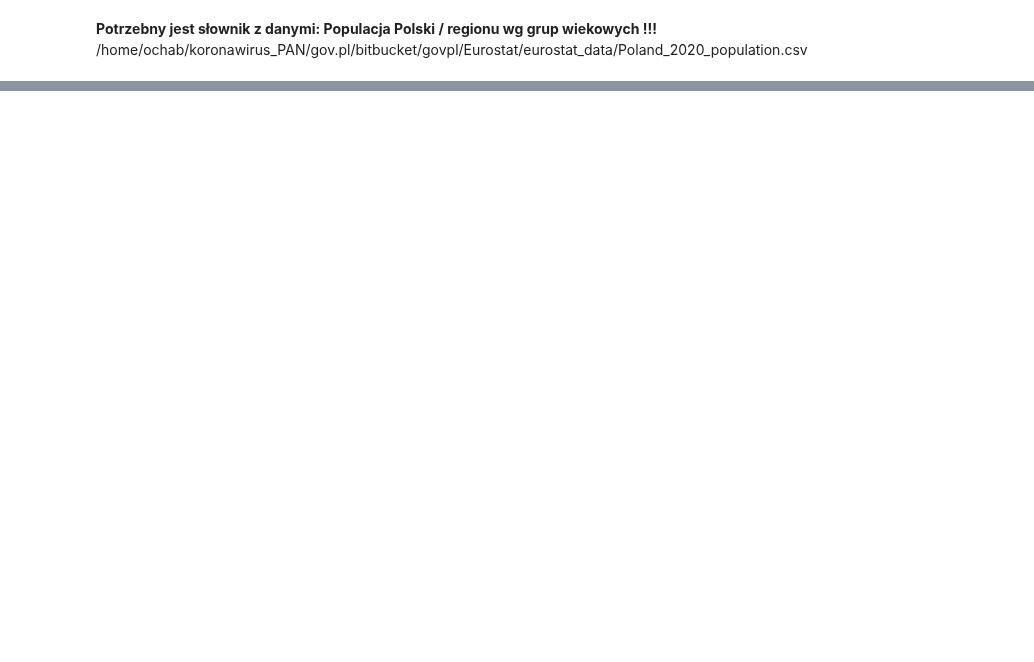
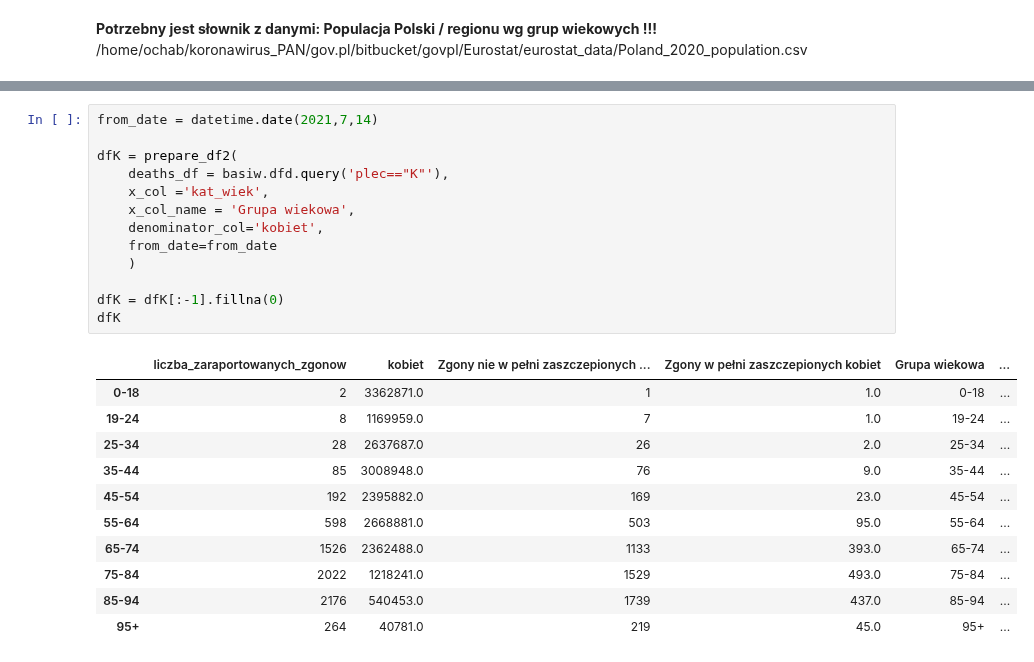
Before and after one commit to anuszka/govpl, a Jupyter notebook: basiw/basiw03.ipynb, the cells around one changed output, grey strips where cells are left out. Drawn from its saved outputs; the diff is of its cells as text; blank space fills up the shorter version.

```diff
--- a/basiw/basiw03.ipynb
+++ b/basiw/basiw03.ipynb
@@ -373,3 +479,28 @@ def plot_df2(x_col : str, title_str : str, filename_str : str,  from_date : date
+# %%
+from_date = datetime.date(2021,7,14)
+
+dfK = prepare_df2(
+    deaths_df = basiw.dfd.query('plec=="K"'),
+    x_col ='kat_wiek',
+    x_col_name = 'Grupa wiekowa',
+    denominator_col='kobiet',
+    from_date=from_date
+    )
+
+dfK = dfK[:-1].fillna(0)
+dfK
+# %% [output]
+|  | liczba_zaraportowanych_zgonow | kobiet | Zgony nie w pełni zaszczepionych ... | Zgony w pełni zaszczepionych kobiet | Grupa wiekowa | ... |
+| 0-18 | 2 | 3362871.0 | 1 | 1.0 | 0-18 | ... |
+| 19-24 | 8 | 1169959.0 | 7 | 1.0 | 19-24 | ... |
+| 25-34 | 28 | 2637687.0 | 26 | 2.0 | 25-34 | ... |
+| 35-44 | 85 | 3008948.0 | 76 | 9.0 | 35-44 | ... |
+| 45-54 | 192 | 2395882.0 | 169 | 23.0 | 45-54 | ... |
+| 55-64 | 598 | 2668881.0 | 503 | 95.0 | 55-64 | ... |
+| 65-74 | 1526 | 2362488.0 | 1133 | 393.0 | 65-74 | ... |
+| 75-84 | 2022 | 1218241.0 | 1529 | 493.0 | 75-84 | ... |
+| 85-94 | 2176 | 540453.0 | 1739 | 437.0 | 85-94 | ... |
+| 95+ | 264 | 40781.0 | 219 | 45.0 | 95+ | ... |
 # %%
 x_col = "Grupa wiekowa"
 title_str = "w grupach wiekowych w Polsce," #"w województwach"
```
Also changed, not shown: parts of 11 cells of this notebook.
